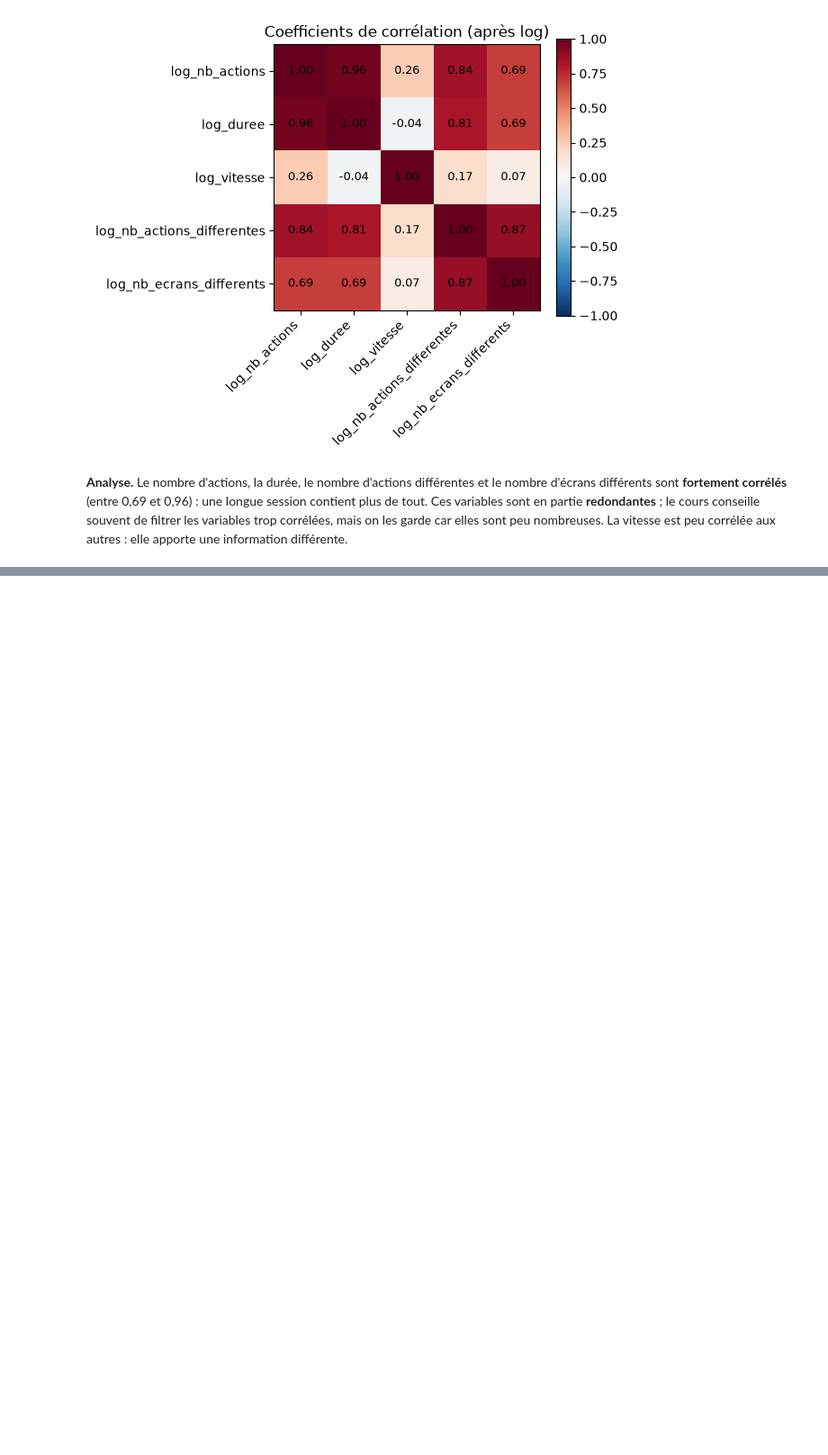
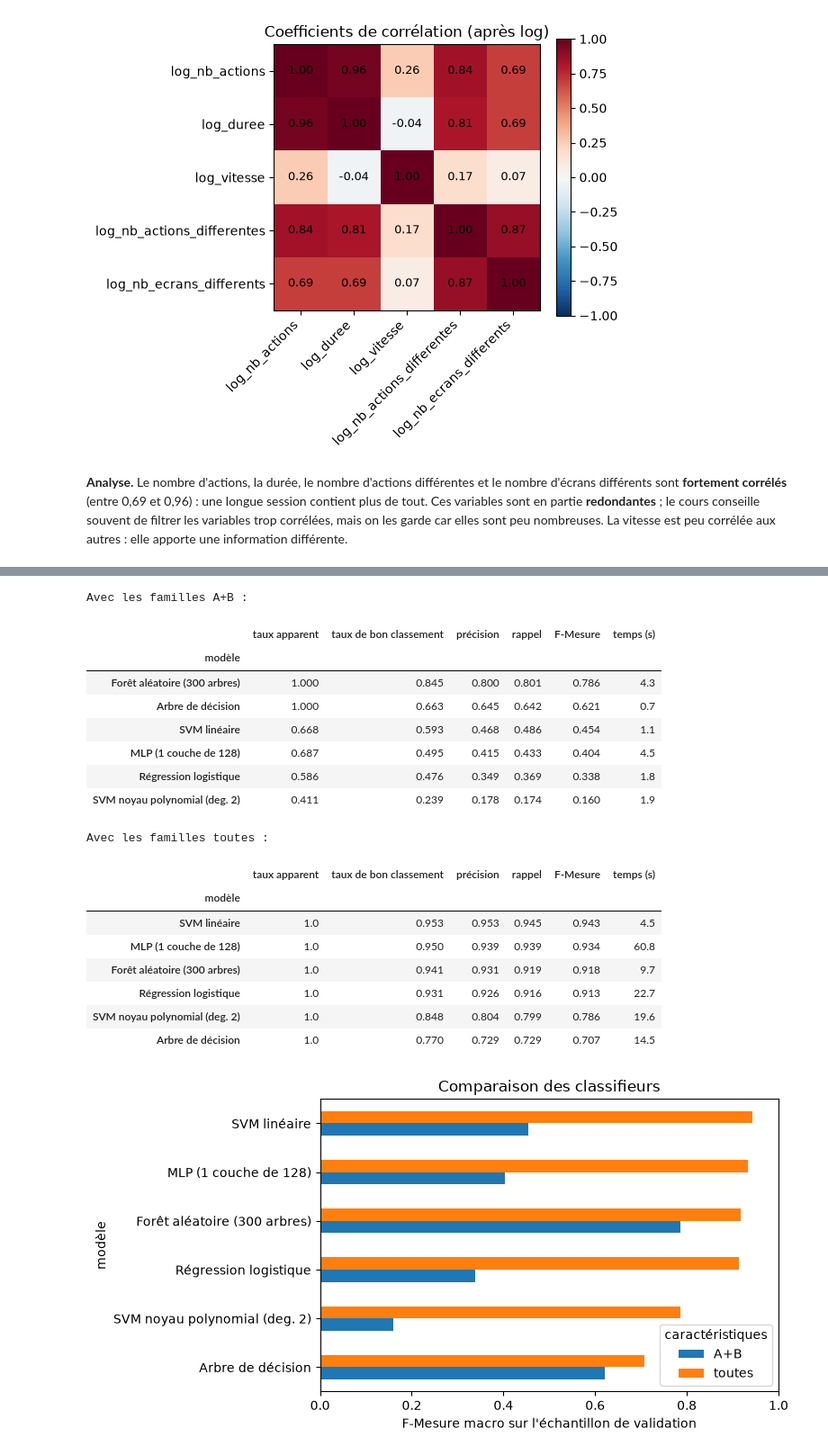
Before and after one commit to AchrafBitar/CopiloteBE, a Jupyter notebook: BE1_identification_utilisateurs.ipynb, the cells around one changed output, grey strips where cells are left out. Shown at 90% size. Cells and saved outputs as stored; diff of their text form; code cells hidden in the pictures; blank space fills up the shorter version.

Commit message:
Échantillons, métriques, modèle naïf et comparaison des classifieurs

```diff
--- a/BE1_identification_utilisateurs.ipynb
+++ b/BE1_identification_utilisateurs.ipynb
@@ -495,0 +591,19 @@ plt.show()
+# %%
+import time
+import warnings
+
+from sklearn.model_selection import train_test_split
+from sklearn.preprocessing import StandardScaler, Normalizer, FunctionTransformer
+from sklearn.feature_extraction.text import CountVectorizer
+from sklearn.compose import ColumnTransformer
+from sklearn.pipeline import Pipeline, make_pipeline
+from sklearn.dummy import DummyClassifier
+from sklearn.linear_model import LogisticRegression
+from sklearn.svm import LinearSVC, SVC
+from sklearn.tree import DecisionTreeClassifier
+from sklearn.ensemble import RandomForestClassifier
+from sklearn.neural_network import MLPClassifier
+from sklearn.metrics import accuracy_score, precision_score, recall_score, f1_score
+
+warnings.filterwarnings("ignore")
+GRAINE = 42
@@ -495,0 +620,3 @@ plt.show()
+# %%
+X_app, X_val, y_app, y_val = train_test_split(X_train, y, test_size=0.2, stratify=y, random_state=GRAINE)
+print("échantillon d'apprentissage :", X_app.shape, "| échantillon de validation :", X_val.shape)
@@ -495,0 +773,41 @@ plt.show()
+# %%
+colonnes = ["taux apparent", "taux de bon classement", "précision", "rappel", "F-Mesure", "temps (s)"]
+for jeu in jeux:
+    print("Avec les familles", jeu, ":")
+    tableau = resultats[resultats["caractéristiques"] == jeu]
+    tableau = tableau.set_index("modèle")[colonnes]
+    display(tableau.sort_values("F-Mesure", ascending=False).round(3))
+
+f_mesure_ab = resultats[resultats["caractéristiques"] == "A+B"].set_index("modèle")["F-Mesure"]
+f_mesure_toutes = resultats[resultats["caractéristiques"] == "toutes"].set_index("modèle")["F-Mesure"]
+graphique = pd.DataFrame({"A+B": f_mesure_ab, "toutes": f_mesure_toutes})
+graphique = graphique.sort_values("toutes")
+
+ax = graphique.plot.barh(figsize=(8, 4.2))
+ax.set_xlabel("F-Mesure macro sur l'échantillon de validation")
+ax.set_xlim(0, 1)
+ax.set_title("Comparaison des classifieurs")
+ax.legend(title="caractéristiques", loc="lower right")
+plt.tight_layout()
+plt.savefig("figures/comparaison_modeles.png", dpi=150)
+plt.show()
+# %% [output]
+Avec les familles A+B :
+|  | taux apparent | taux de bon classement | précision | rappel | F-Mesure | temps (s) |
+| modèle |  |  |  |  |  |  |
+| Forêt aléatoire (300 arbres) | 1.000 | 0.845 | 0.800 | 0.801 | 0.786 | 4.3 |
+| Arbre de décision | 1.000 | 0.663 | 0.645 | 0.642 | 0.621 | 0.7 |
+| SVM linéaire | 0.668 | 0.593 | 0.468 | 0.486 | 0.454 | 1.1 |
+| MLP (1 couche de 128) | 0.687 | 0.495 | 0.415 | 0.433 | 0.404 | 4.5 |
+| Régression logistique | 0.586 | 0.476 | 0.349 | 0.369 | 0.338 | 1.8 |
+| SVM noyau polynomial (deg. 2) | 0.411 | 0.239 | 0.178 | 0.174 | 0.160 | 1.9 |
+Avec les familles toutes :
+|  | taux apparent | taux de bon classement | précision | rappel | F-Mesure | temps (s) |
+| modèle |  |  |  |  |  |  |
+| SVM linéaire | 1.0 | 0.953 | 0.953 | 0.945 | 0.943 | 4.5 |
+| MLP (1 couche de 128) | 1.0 | 0.950 | 0.939 | 0.939 | 0.934 | 60.8 |
+| Forêt aléatoire (300 arbres) | 1.0 | 0.941 | 0.931 | 0.919 | 0.918 | 9.7 |
+| Régression logistique | 1.0 | 0.931 | 0.926 | 0.916 | 0.913 | 22.7 |
+| SVM noyau polynomial (deg. 2) | 1.0 | 0.848 | 0.804 | 0.799 | 0.786 | 19.6 |
+| Arbre de décision | 1.0 | 0.770 | 0.729 | 0.729 | 0.707 | 14.5 |
+[figure, added]
```
Also changed, not shown: parts of 22 cells of this notebook, 1 other file.
